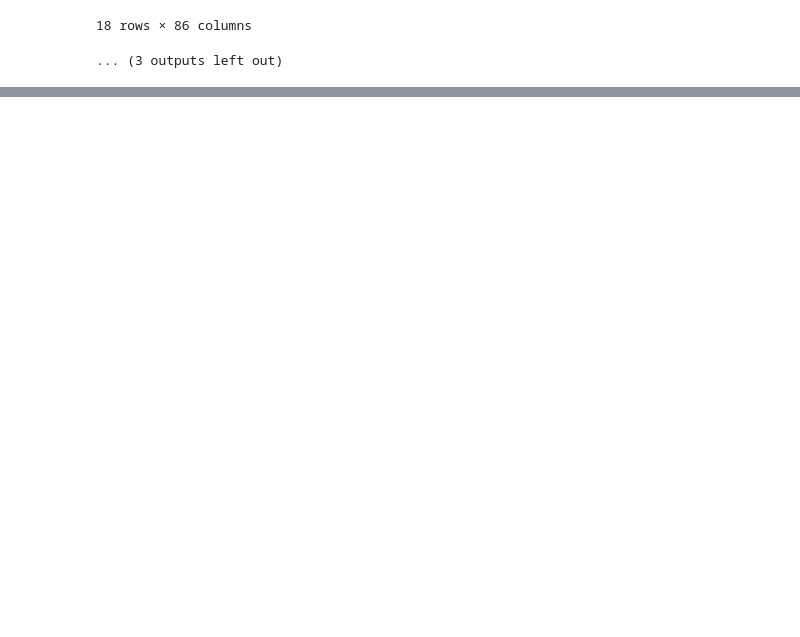
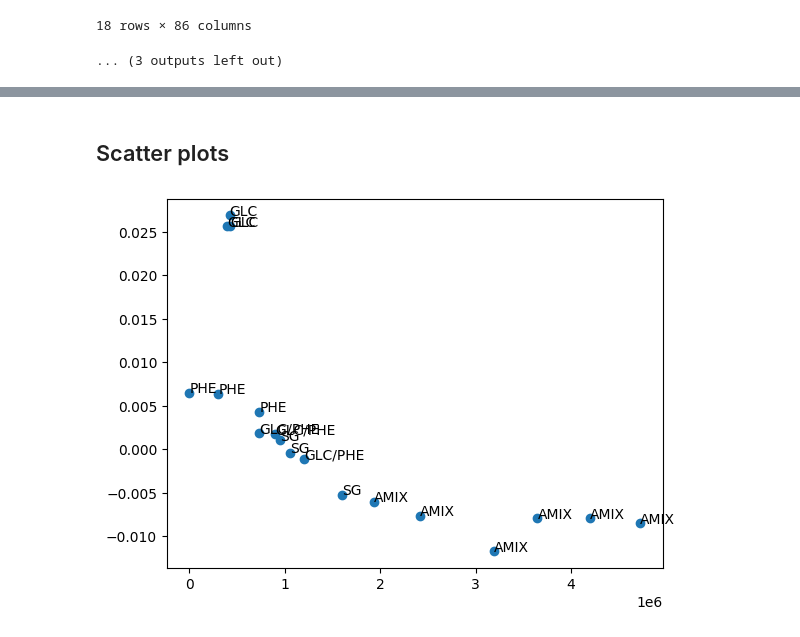
Before and after one commit to RhymerJ123/Rhodococcus-Shap, a Jupyter notebook: Shap_code.ipynb, the cells around one changed output, grey strips where cells are left out. Saved outputs shown, nothing was run; the diff lists cells and outputs as text; code cells hidden in the pictures; blank space fills up the shorter version.

Commit message:
Added scatterplots

```diff
--- a/Shap_code.ipynb
+++ b/Shap_code.ipynb
@@ -200,0 +192,4 @@ GLC/PHE
+# %%
+# Get the feature names from the Explanation object
+feature_names = shap_values2.feature_names
+feature_index = feature_names.index("L-valine")
@@ -200,0 +217,23 @@ GLC/PHE
+# %% [markdown]
+## Scatter plots
+# %%
+# Define function to plot measured and shap values based on metabolite and carbon source
+
+def scatterplot(metabolite, carbon_source):
+    carbon_source_index = Sample_names.index(carbon_source)
+    feature_index = feature_names.index(metabolite)
+
+    shap_data = shap_values2[:, feature_index, carbon_source_index].values
+
+    measured_data = shap_values2[:, feature_index, carbon_source_index].data
+
+    fig, ax = plt.subplots()
+    ax.scatter(measured_data, shap_data)
+
+    for i, txt in enumerate(y):
+        ax.annotate(txt, (measured_data[i], shap_data[i]))
+
+
+scatterplot("L-valine", "GLC")
+# %% [output]
+[figure, added]
```
Also changed, not shown: parts of 4 cells of this notebook.
